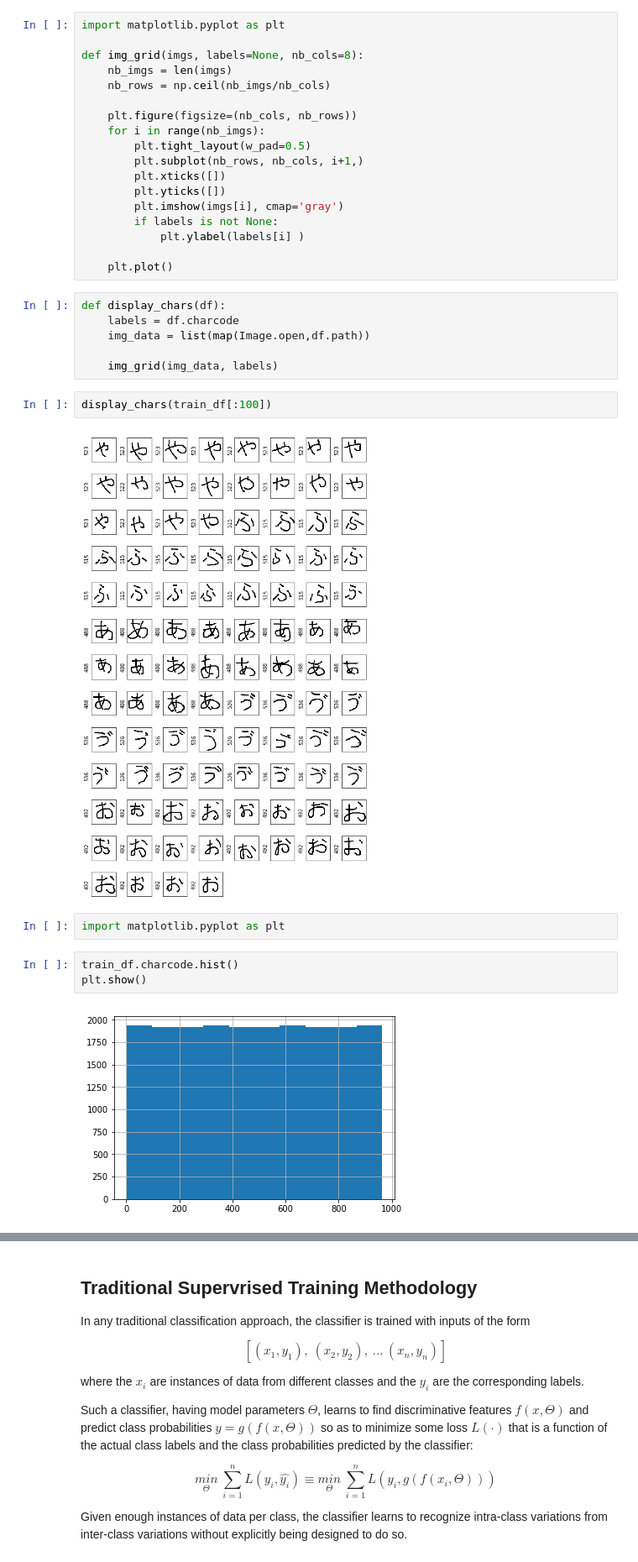
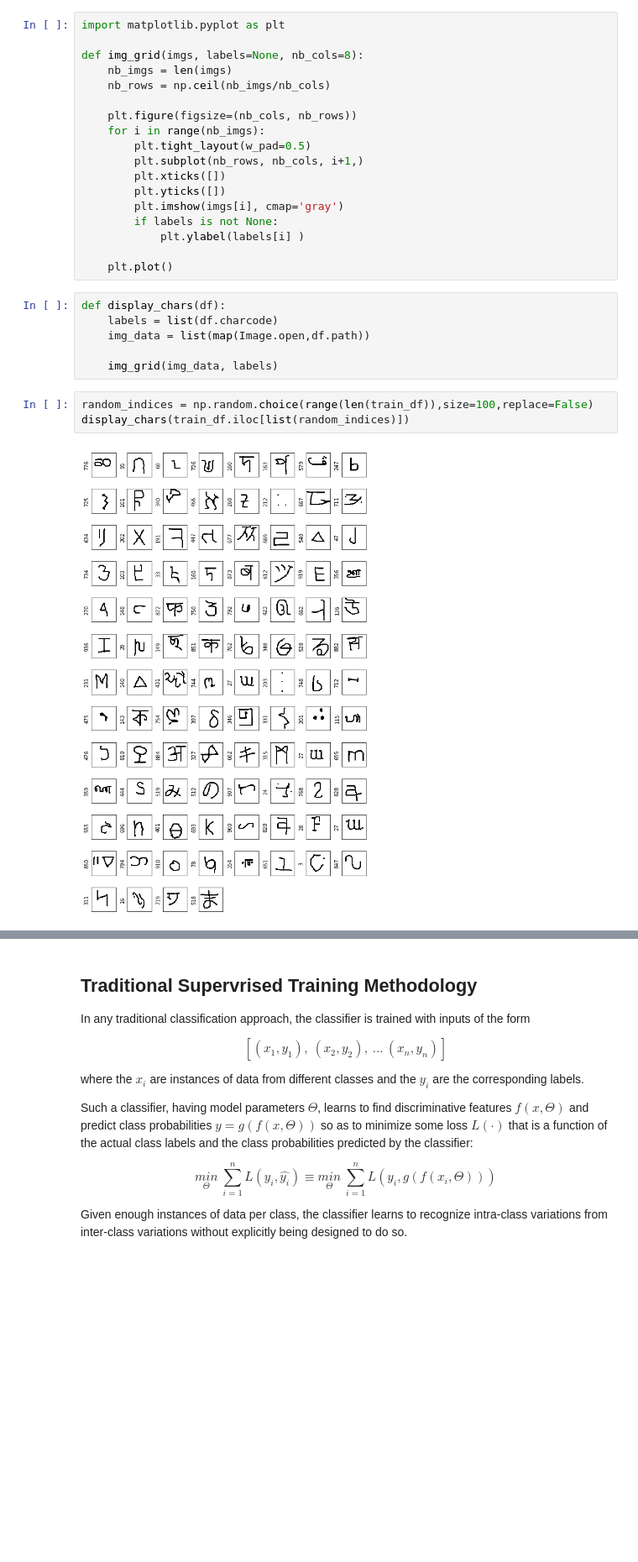
Before and after one commit to farhanhubble/omniglot, a Jupyter notebook: omniglot.ipynb, the cells around one changed output, grey strips where cells are left out. Shown at 84% size. Saved outputs shown, nothing was run; the diff lists cells and outputs as text; blank space fills up the shorter version.

```diff
--- a/omniglot.ipynb
+++ b/omniglot.ipynb
@@ -156,21 +167,15 @@ def img_grid(imgs, labels=None, nb_cols=8):
     plt.plot()
 # %%
 def display_chars(df):
-    labels = df.charcode
+    labels = list(df.charcode)
     img_data = list(map(Image.open,df.path))
 
     img_grid(img_data, labels)
-# %%
-display_chars(train_df[:100])
-# %% [output]
-[figure, removed]
-# %%
-import matplotlib.pyplot as plt
-# %%
-train_df.charcode.hist()
-plt.show()
-# %% [output]
-[figure, removed]
+# %%
+random_indices = np.random.choice(range(len(train_df)),size=100,replace=False)
+display_chars(train_df.iloc[list(random_indices)])
+# %% [output]
+[figure, added]
 # %% [markdown]
 ## Understanding The Classification Task
 The omniglot dataset is different from regular classification datasets in two aspects:
```
Also changed, not shown: parts of 12 cells of this notebook.
